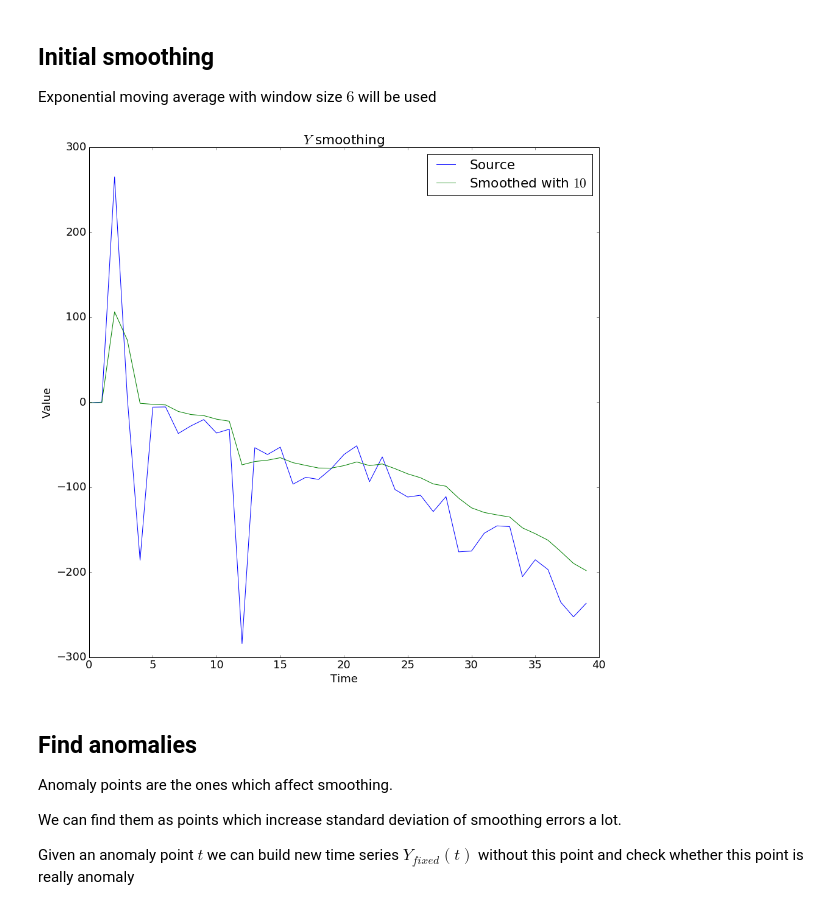
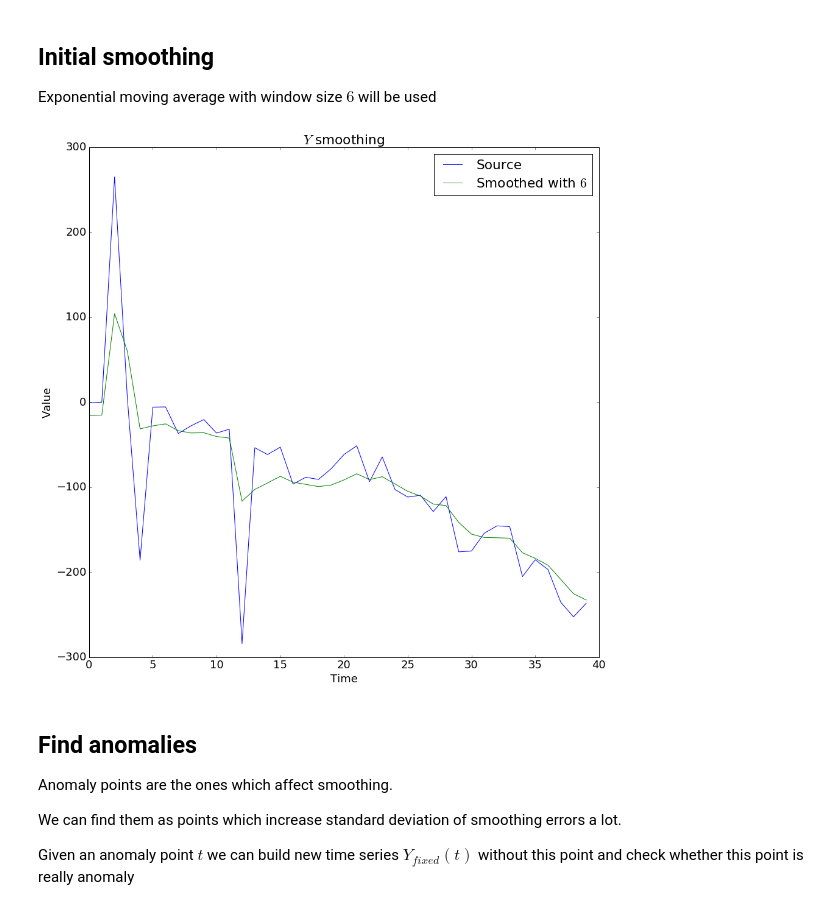
Before and after one commit to definability/statistical-analysis, a Jupyter notebook: course/Notebook/Coursework.ipynb, the cells around one changed output. Cells and saved outputs as stored; diff of their text form; code cells hidden in the pictures.

Commit message:
Added average error to smoothing
Errors are centered so their mean value is zero and average should be close to zero

```diff
--- a/course/Notebook/Coursework.ipynb
+++ b/course/Notebook/Coursework.ipynb
@@ -70,22 +71,27 @@ plt.show()
 ## Initial smoothing
 
 Exponential moving average with window size $6$ will be used
+# %%
+def ewma_averaged(data, span):
+    smoothed = ewma(data, span=span)
+    errors = data - smoothed
+    return smoothed + errors.mean()
 # %%
 span = 6
-smoothed_y = ewma(y, span=span)
+smoothed_y = ewma_averaged(y, span=span)
 
 plt.plot(t, y, label='Source')
 plt.plot(t, smoothed_y, label='Smoothed with $%d$'%span)
 
 plt.title('$Y$ smoothing')
 plt.ylabel('Value')
 plt.xlabel('Time')
 
 plt.legend()
 
 plt.show()
 # %% [output]
-[figure, old version]
+[figure, new version]
 # %% [markdown]
 ## Find anomalies
 
```
Also changed, not shown: parts of 9 cells of this notebook.
